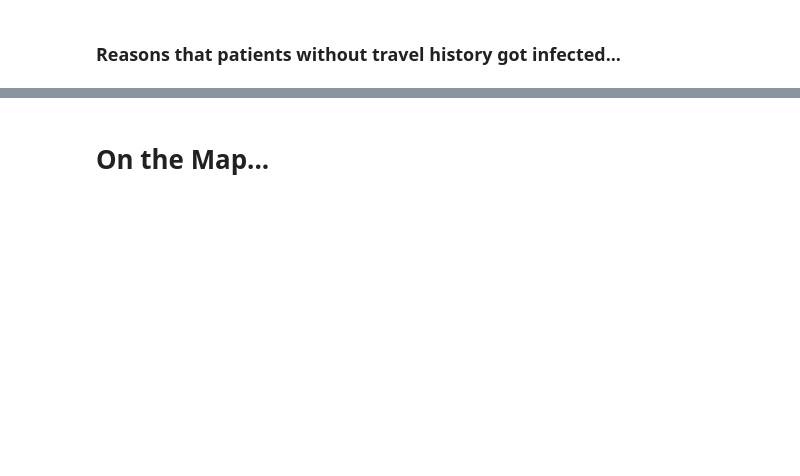
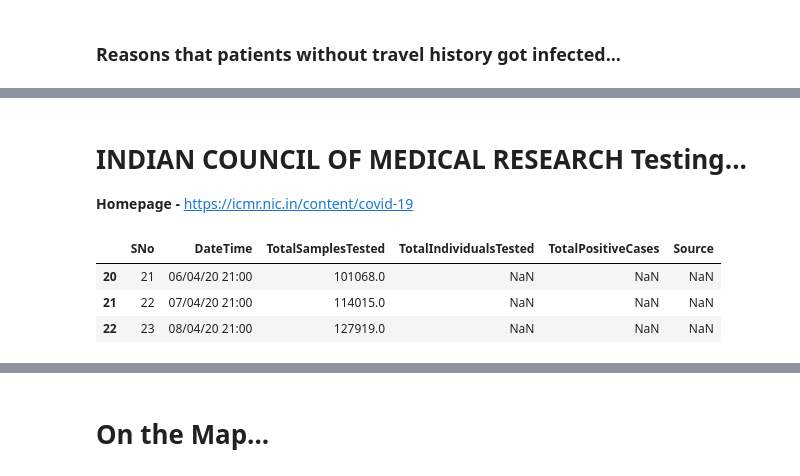
Before and after one commit to sauravmishra1710/Covid-19---A-Geo-Statistical-Analysis, a Jupyter notebook: Covid-19 India Reports.ipynb, the cells around one changed output, grey strips where cells are left out. Cells and saved outputs as stored; diff of their text form; code cells hidden in the pictures; blank space fills up the shorter version.

```diff
--- a/Covid-19 India Reports.ipynb
+++ b/Covid-19 India Reports.ipynb
@@ -957,0 +958,12 @@ plt.axis("off")
+# %% [markdown]
+# INDIAN COUNCIL OF MEDICAL RESEARCH Testing...
+
+**Homepage -** [https://icmr.nic.in/content/covid-19](https://icmr.nic.in/content/covid-19)
+# %%
+ICMR_testing_details = pd.read_csv("../input/covid19-in-india/ICMRTestingDetails.csv")
+ICMR_testing_details.tail(3)
+# %% [output]
+|  | SNo | DateTime | TotalSamplesTested | TotalIndividualsTested | TotalPositiveCases | Source |
+| 20 | 21 | 06/04/20 21:00 | 101068.0 | NaN | NaN | NaN |
+| 21 | 22 | 07/04/20 21:00 | 114015.0 | NaN | NaN | NaN |
+| 22 | 23 | 08/04/20 21:00 | 127919.0 | NaN | NaN | NaN |
```
Also changed, not shown: parts of 5 cells of this notebook.
